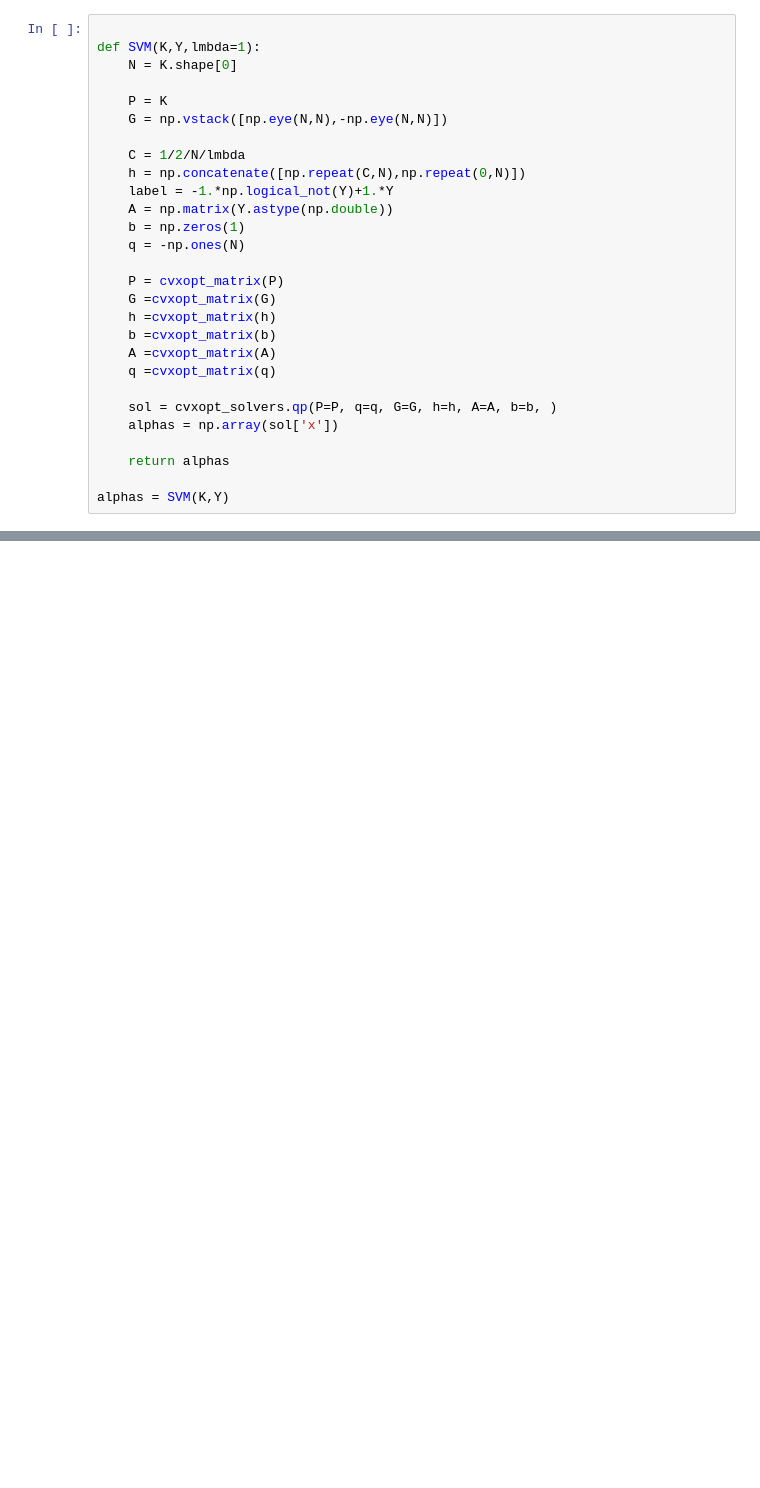
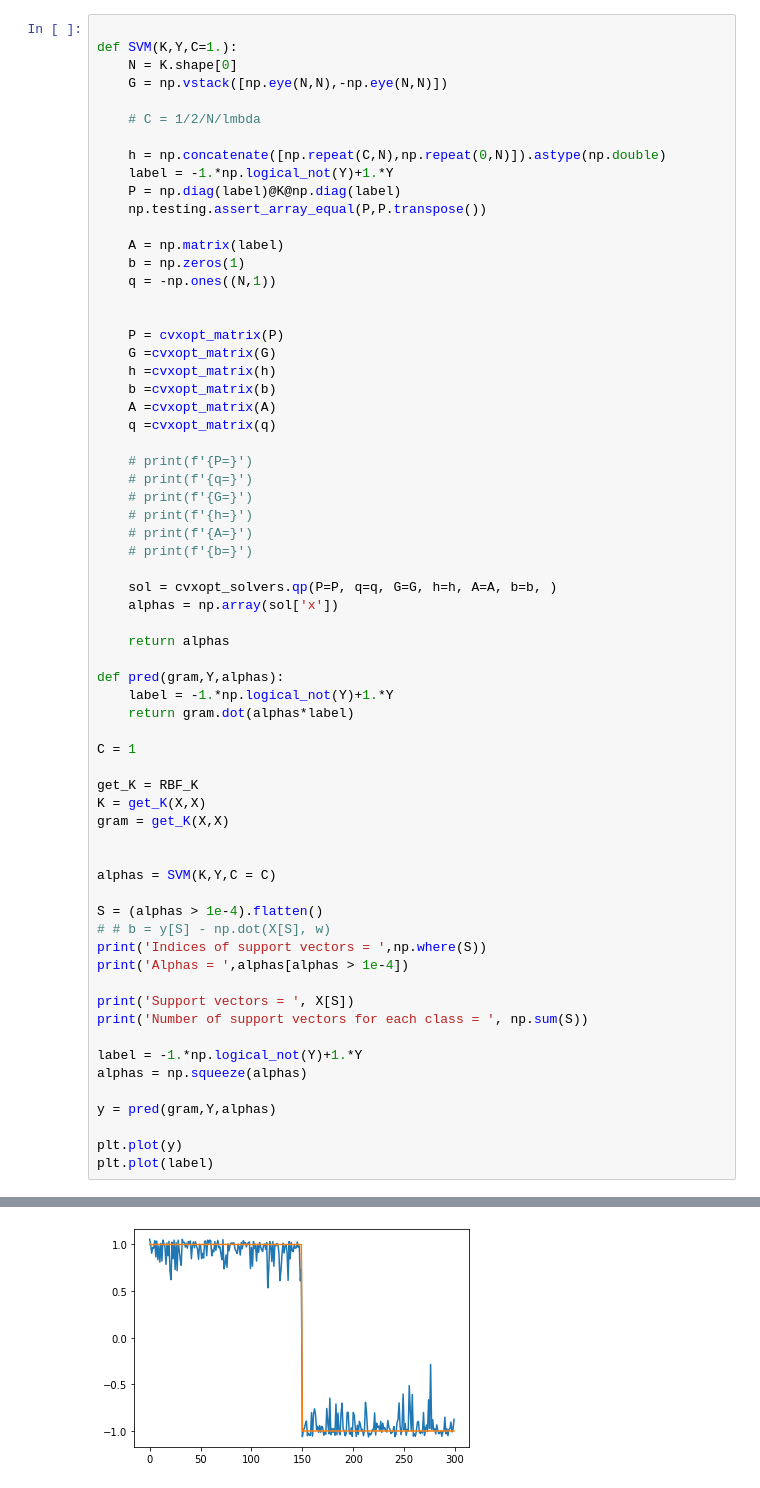
Before and after one commit to jhauret/Kaggle_KernelML_2021, a Jupyter notebook: SVM.ipynb, the cells around one changed output, grey strips where cells are left out. Drawn from its saved outputs; the diff is of its cells as text; blank space fills up the shorter version.

```diff
--- a/SVM.ipynb
+++ b/SVM.ipynb
@@ -90,17 +56,20 @@ plt.imshow(K)
 # %%
 
-def SVM(K,Y,lmbda=1):
+def SVM(K,Y,C=1.):
     N = K.shape[0]
-
-    P = K
     G = np.vstack([np.eye(N,N),-np.eye(N,N)])
 
-    C = 1/2/N/lmbda
-    h = np.concatenate([np.repeat(C,N),np.repeat(0,N)])
+    # C = 1/2/N/lmbda
+
+    h = np.concatenate([np.repeat(C,N),np.repeat(0,N)]).astype(np.double)
     label = -1.*np.logical_not(Y)+1.*Y
-    A = np.matrix(Y.astype(np.double))
+    P = np.diag(label)@K@np.diag(label)
+    np.testing.assert_array_equal(P,P.transpose())
+
+    A = np.matrix(label)
     b = np.zeros(1)
-    q = -np.ones(N)
+    q = -np.ones((N,1))
+
 
     P = cvxopt_matrix(P)
     G =cvxopt_matrix(G)
@@ -109,9 +78,44 @@ def SVM(K,Y,lmbda=1):
     A =cvxopt_matrix(A)
     q =cvxopt_matrix(q)
 
+    # print(f'{P=}')
+    # print(f'{q=}')
+    # print(f'{G=}')
+    # print(f'{h=}')
+    # print(f'{A=}')
+    # print(f'{b=}')
+
     sol = cvxopt_solvers.qp(P=P, q=q, G=G, h=h, A=A, b=b, )
     alphas = np.array(sol['x'])
 
     return alphas
 
-alphas = SVM(K,Y)
+def pred(gram,Y,alphas):
+    label = -1.*np.logical_not(Y)+1.*Y
+    return gram.dot(alphas*label)
+
+C = 1
+
+get_K = RBF_K
+K = get_K(X,X)
+gram = get_K(X,X)
+
+
+alphas = SVM(K,Y,C = C)
+
+S = (alphas > 1e-4).flatten()
+# # b = y[S] - np.dot(X[S], w)
+print('Indices of support vectors = ',np.where(S))
+print('Alphas = ',alphas[alphas > 1e-4])
+
+print('Support vectors = ', X[S])
+print('Number of support vectors for each class = ', np.sum(S))
+
+label = -1.*np.logical_not(Y)+1.*Y
+alphas = np.squeeze(alphas)
+
+y = pred(gram,Y,alphas)
+
+plt.plot(y)
+plt.plot(label)
+# %% [output]
@@ -117,0 +140 @@ alphas = SVM(K,Y)
+[figure, added]
```
Also changed, not shown: parts of 14 cells of this notebook, 1 other file.
